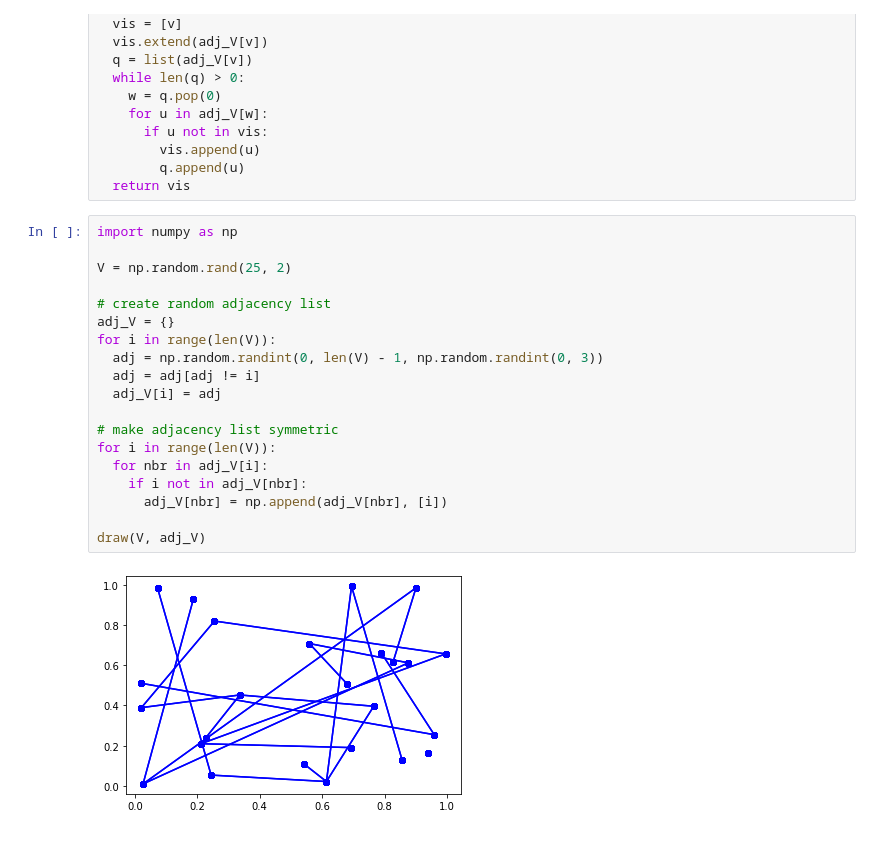
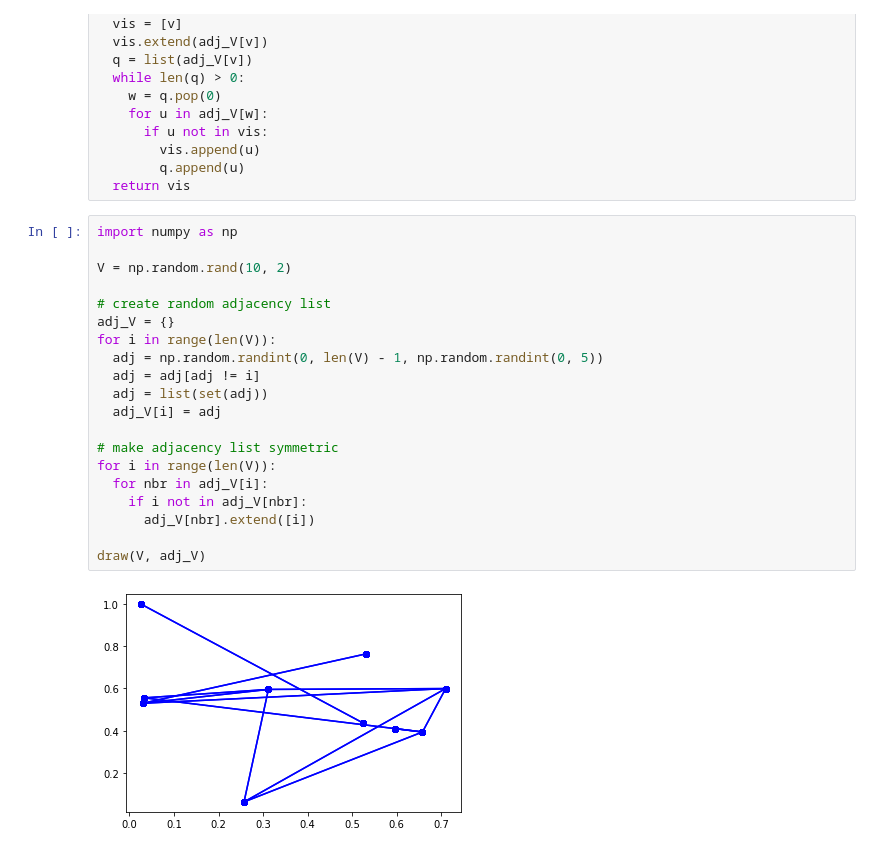
Before and after one commit to chclam/PrettyGD, a Jupyter notebook: graph_drawing_playground.ipynb, the cells around one changed output. Saved outputs shown, nothing was run; the diff lists cells and outputs as text.

```diff
--- a/graph_drawing_playground.ipynb
+++ b/graph_drawing_playground.ipynb
@@ -30,21 +30,22 @@ def bfs(v, adj_V):
 # %%
 import numpy as np
 
-V = np.random.rand(25, 2)
+V = np.random.rand(10, 2)
 
 # create random adjacency list
 adj_V = {}
 for i in range(len(V)):
-  adj = np.random.randint(0, len(V) - 1, np.random.randint(0, 3))
+  adj = np.random.randint(0, len(V) - 1, np.random.randint(0, 5))
   adj = adj[adj != i]
+  adj = list(set(adj))
   adj_V[i] = adj
 
 # make adjacency list symmetric
 for i in range(len(V)):
   for nbr in adj_V[i]:
     if i not in adj_V[nbr]:
-      adj_V[nbr] = np.append(adj_V[nbr], [i])
+      adj_V[nbr].extend([i])
 
 draw(V, adj_V)
 # %% [output]
-[figure, old version]
+[figure, new version]
```
Also changed, not shown: parts of 3 cells of this notebook.
